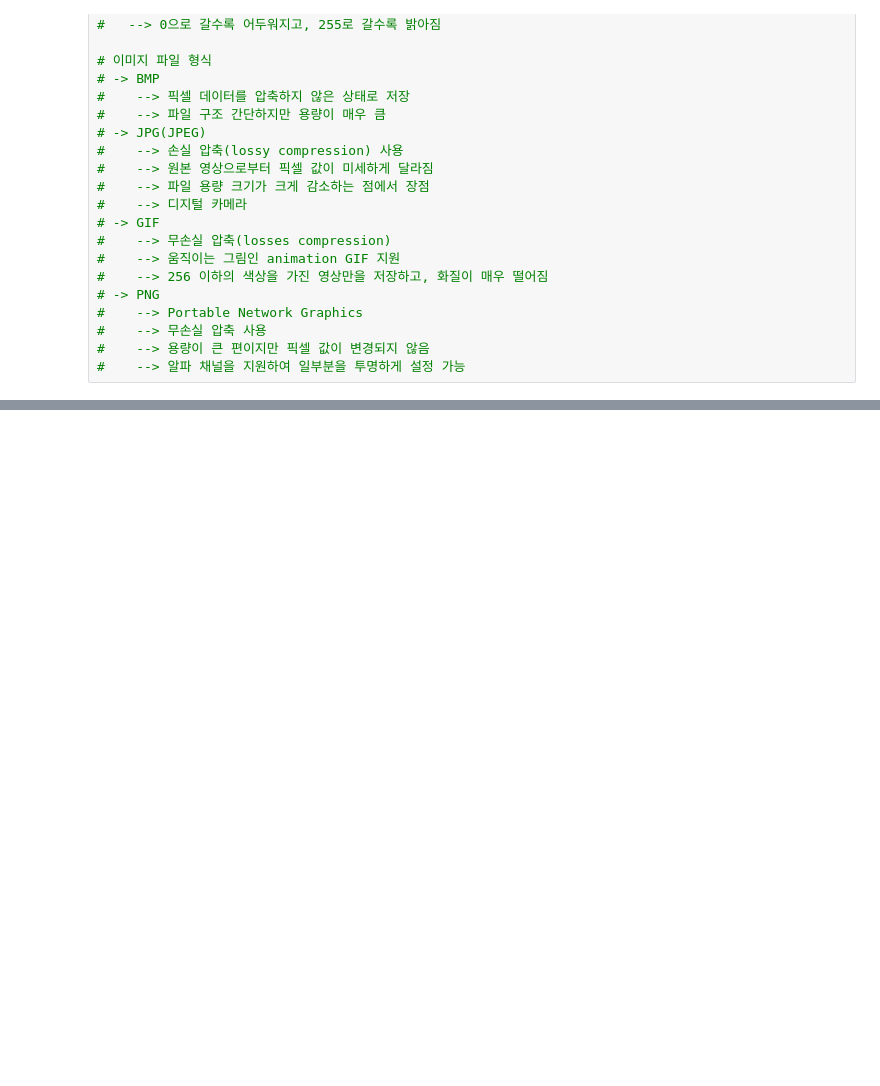
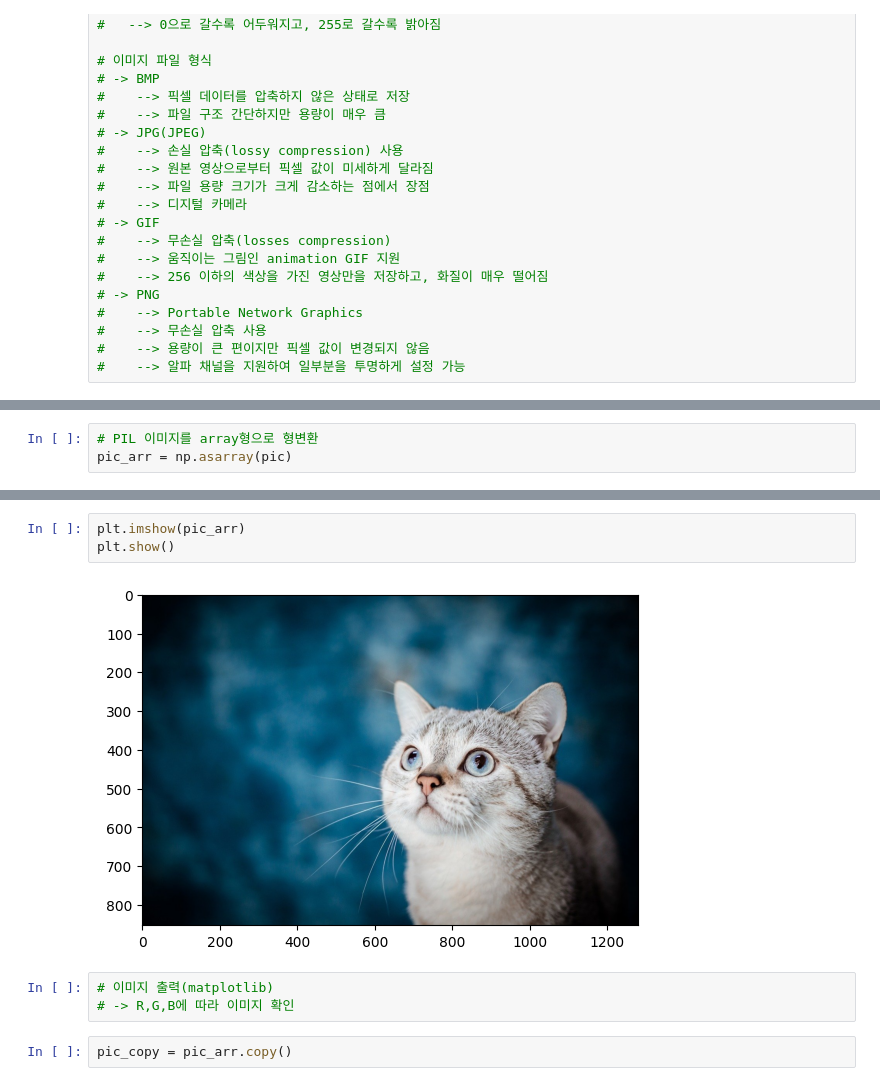
Before and after one commit to hyunsungKR/OpenCV_practice, a Jupyter notebook: OpenCV 한번에 끝내기.ipynb, the cells around one changed output, grey strips where cells are left out. Drawn from its saved outputs; the diff is of its cells as text; blank space fills up the shorter version.

```diff
--- a/OpenCV 한번에 끝내기.ipynb
+++ b/OpenCV 한번에 끝내기.ipynb
@@ -104,0 +141,3 @@
+# %%
+# PIL 이미지를 array형으로 형변환
+pic_arr = np.asarray(pic)
@@ -104,0 +172,10 @@
+# %%
+plt.imshow(pic_arr)
+plt.show()
+# %% [output]
+[figure, added]
+# %%
+# 이미지 출력(matplotlib)
+# -> R,G,B에 따라 이미지 확인
+# %%
+pic_copy = pic_arr.copy()
```
Also changed, not shown: parts of 28 cells of this notebook.
